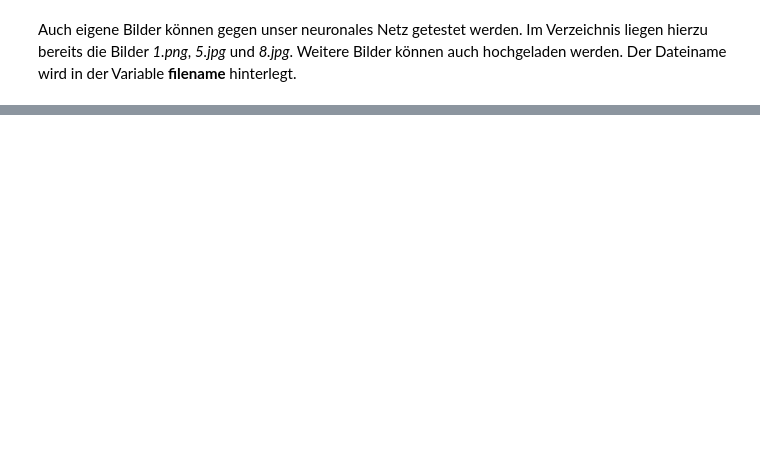
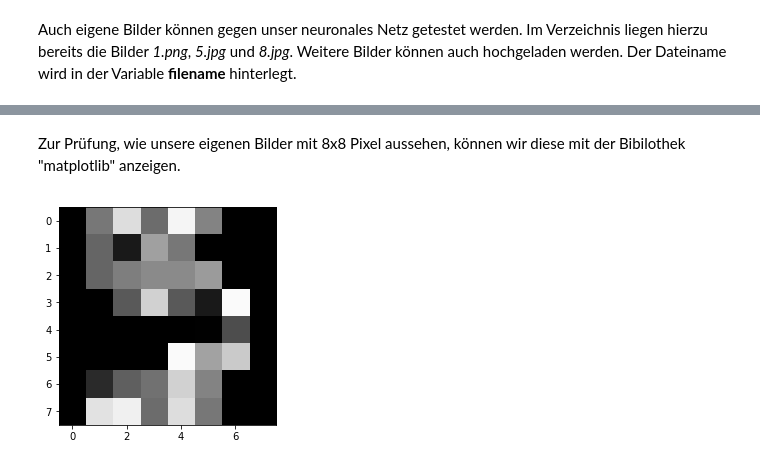
Before and after one commit to Codingschule/Machine-Learning, a Jupyter notebook: Digit Example.ipynb, the cells around one changed output, grey strips where cells are left out. Cells and saved outputs as stored; diff of their text form; code cells hidden in the pictures; blank space fills up the shorter version.

```diff
--- a/Digit Example.ipynb
+++ b/Digit Example.ipynb
@@ -69,7 +88,7 @@ from skimage.io import imread
 from skimage.exposure import rescale_intensity
 from skimage.transform import resize
 
-filename = "1.png"
+filename = "3.png"
 img = resize(imread(filename), (8,8))
 img = rescale_intensity(img, out_range=(0, 16))
 
@@ -77,0 +103,7 @@ print("The predicted digit is {}".format(neuronales_netz.predict([x_test])))
+# %% [markdown]
+Zur Prüfung, wie unsere eigenen Bilder mit 8x8 Pixel aussehen, können wir diese mit der Bibilothek "matplotlib" anzeigen.
+# %%
+plt.imshow(img, cmap=plt.cm.gray_r)
+plt.show()
+# %% [output]
+[figure, added]
```
Also changed, not shown: parts of 23 cells of this notebook, 3 other files.
